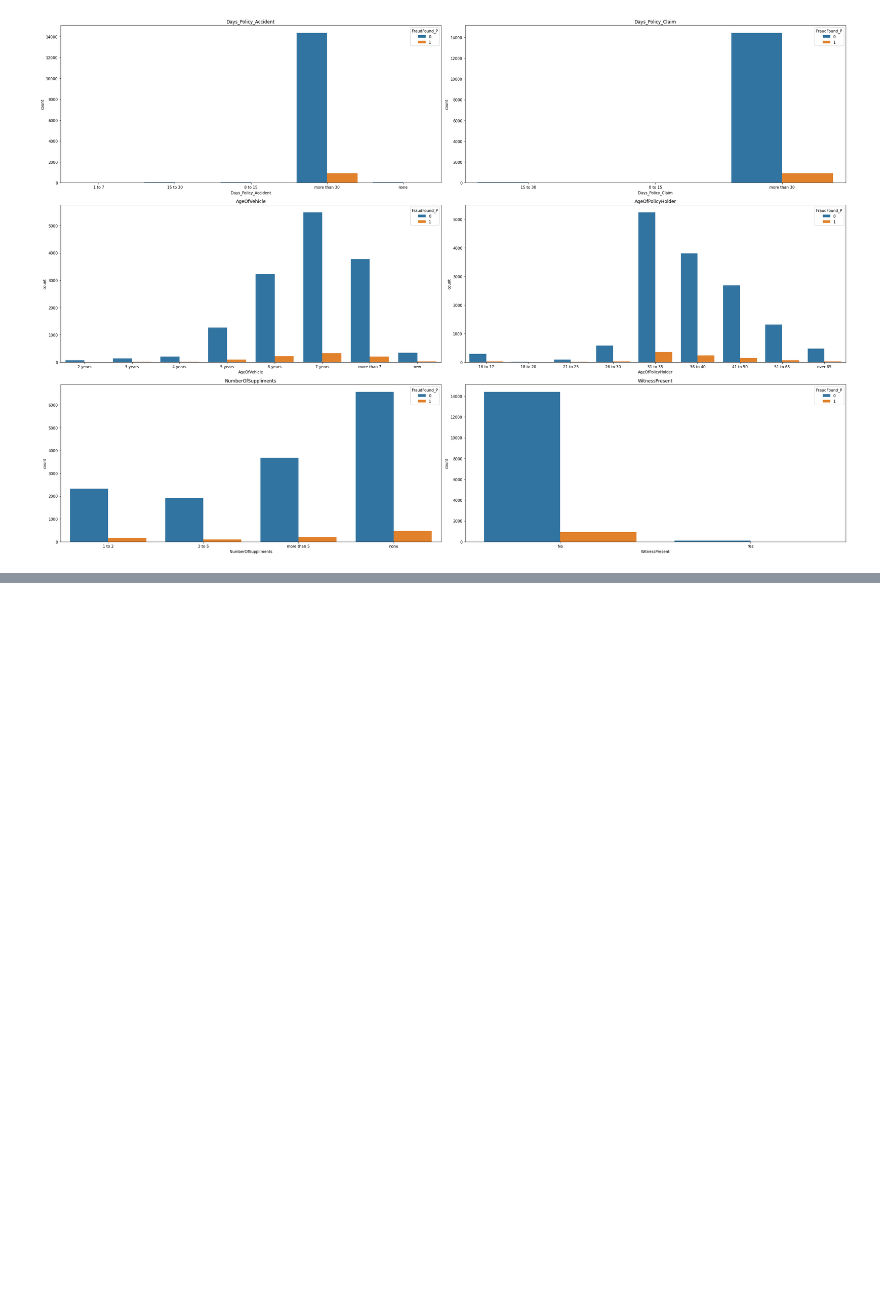
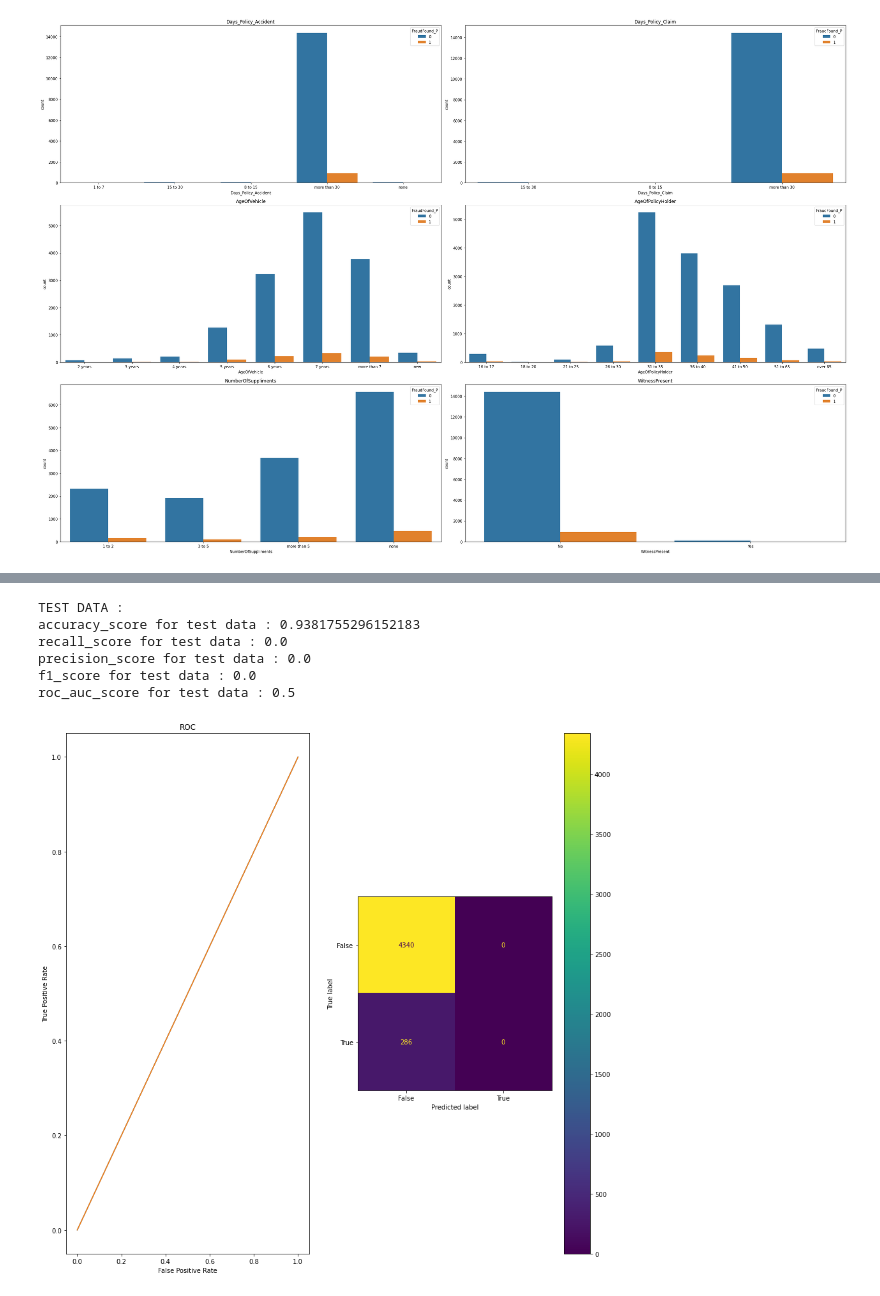
Before and after one commit to rezamosavi8740/Vehicle-Insurance-Claim-Fraud-Detection, a Jupyter notebook: code.ipynb, the cells around one changed output, grey strips where cells are left out. Drawn from its saved outputs; the diff is of its cells as text; code cells hidden in the pictures; blank space fills up the shorter version.

```diff
--- a/code.ipynb
+++ b/code.ipynb
@@ -317,0 +317,6 @@ plotBAR(['Days_Policy_Accident' ,'Days_Policy_Claim' ,'AgeOfVehicle' ,'AgeOfPoli
+# %%
+LB = preprocessing.LabelEncoder()
+for column in (data.columns):
+    data[column] = LB.fit_transform(data[column])
+
+data.shape
@@ -317,0 +342,3 @@ plotBAR(['Days_Policy_Accident' ,'Days_Policy_Claim' ,'AgeOfVehicle' ,'AgeOfPoli
+# %%
+X = data.drop(columns='FraudFound_P') #independent #input
+y = data['FraudFound_P'] #dependent #output
@@ -317,0 +473,11 @@ plotBAR(['Days_Policy_Accident' ,'Days_Policy_Claim' ,'AgeOfVehicle' ,'AgeOfPoli
+# %%
+logsticPerecdicr = logisticR.predict(gneralX_test)
+scorForTest(logsticPerecdicr ,gneraly_test)
+# %% [output]
+TEST DATA :
+accuracy_score for test data : 0.9381755296152183
+recall_score for test data : 0.0
+precision_score for test data : 0.0
+f1_score for test data : 0.0
+roc_auc_score for test data : 0.5
+[figure, added]
```
Also changed, not shown: parts of 40 cells of this notebook.
